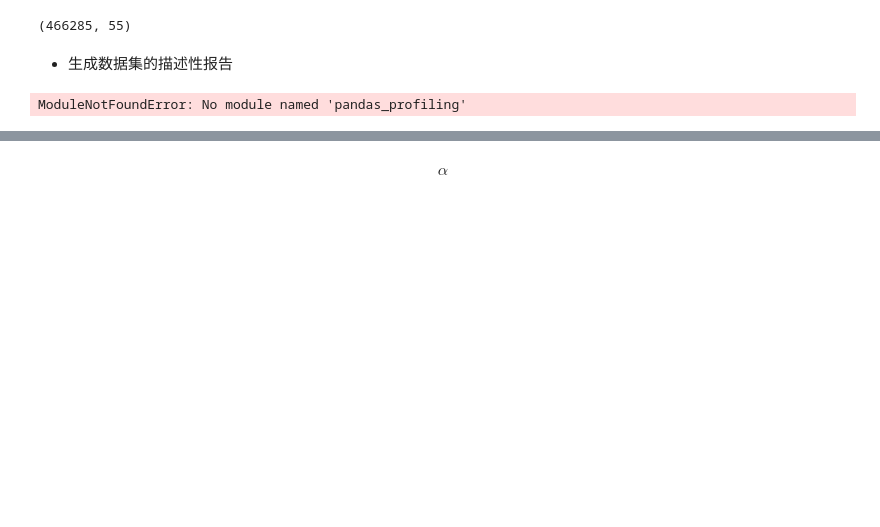
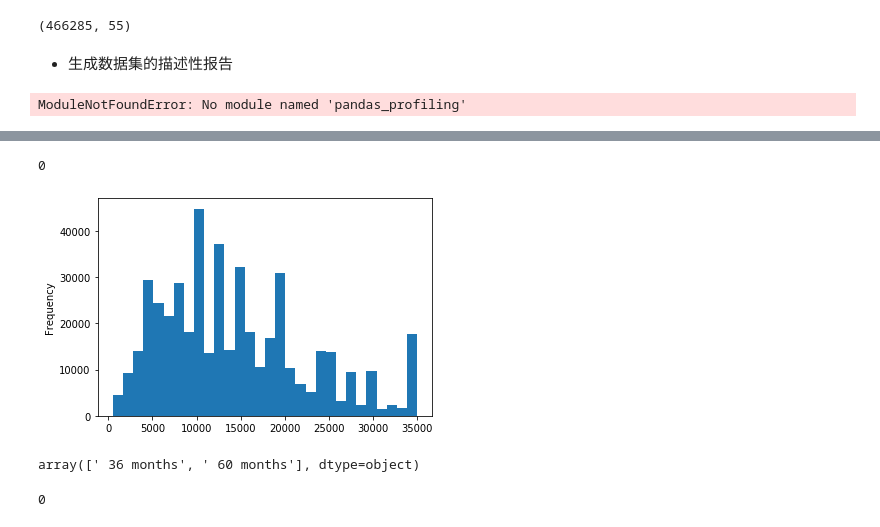
Before and after one commit to GoldenRaven/Lending_Club, a Jupyter notebook: code_my/preprocessing.ipynb, the cells around one changed output, grey strips where cells are left out. Cells and saved outputs as stored; diff of their text form; code cells hidden in the pictures; blank space fills up the shorter version.

```diff
--- a/code_my/preprocessing.ipynb
+++ b/code_my/preprocessing.ipynb
@@ -108,2 +134,18 @@ df.shape
-# %% [markdown]
-$$\alpha$$
+# %%
+# 变量loan_amnt
+df.loan_amnt.isna().sum()
+# %% [output]
+0
+# %%
+df.loan_amnt.plot(kind='hist', bins=30);
+# %% [output]
+[figure, added]
+# %%
+# 变量term
+df.term.unique() # 多少个值
+# %% [output]
+array([' 36 months', ' 60 months'], dtype=object)
+# %%
+df.term.isna().sum() # 空值个数
+# %% [output]
+0
```
Also changed, not shown: parts of 13 cells of this notebook.
